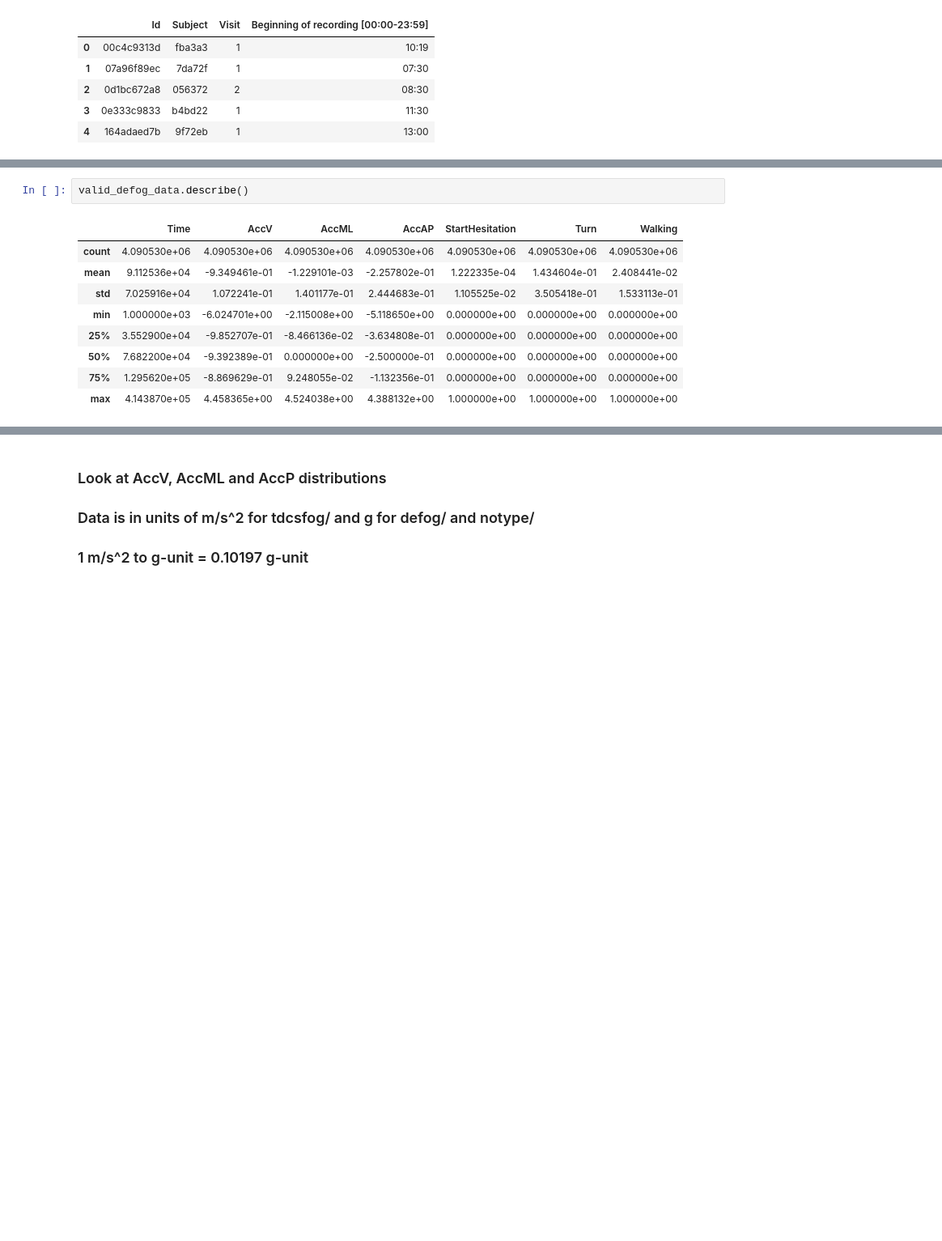
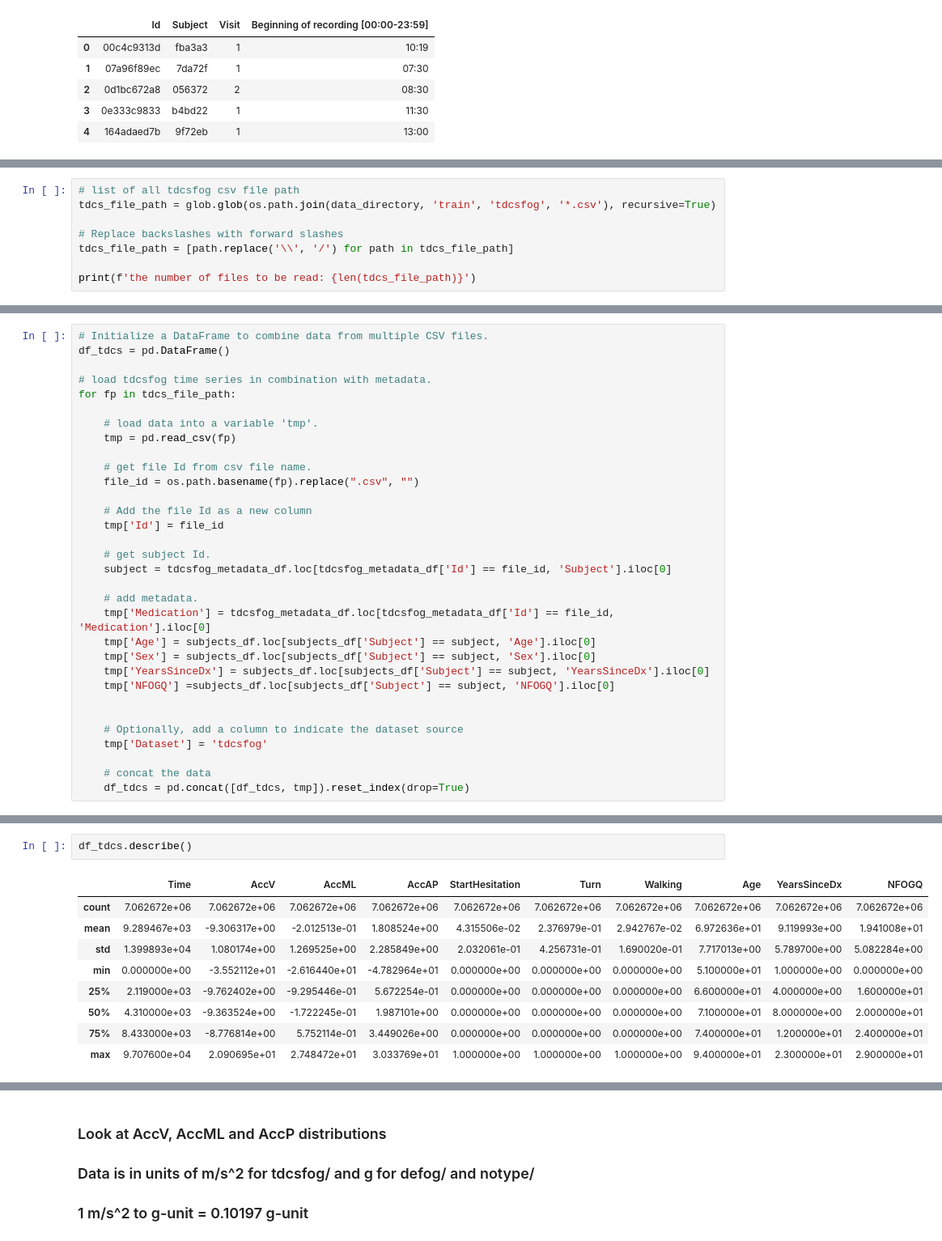
Before and after one commit to pariaighanian/Parkinson_Freezing_of_Gait_Prediction, a Jupyter notebook: ML.ipynb, the cells around one changed output, grey strips where cells are left out. Shown at 81% size. Cells and saved outputs as stored; diff of their text form; blank space fills up the shorter version.

```diff
--- a/ML.ipynb
+++ b/ML.ipynb
@@ -130,0 +130,8 @@ valid_defog_data.head()
+# %%
+# list of all tdcsfog csv file path
+tdcs_file_path = glob.glob(os.path.join(data_directory, 'train', 'tdcsfog', '*.csv'), recursive=True)
+
+# Replace backslashes with forward slashes
+tdcs_file_path = [path.replace('\\', '/') for path in tdcs_file_path]
+
+print(f'the number of files to be read: {len(tdcs_file_path)}')
@@ -130,0 +140,32 @@ valid_defog_data.head()
+# %%
+# Initialize a DataFrame to combine data from multiple CSV files.
+df_tdcs = pd.DataFrame()
+
+# load tdcsfog time series in combination with metadata.
+for fp in tdcs_file_path:
+
+    # load data into a variable 'tmp'.
+    tmp = pd.read_csv(fp)
+
+    # get file Id from csv file name.
+    file_id = os.path.basename(fp).replace(".csv", "")
+
+    # Add the file Id as a new column
+    tmp['Id'] = file_id
+
+    # get subject Id.
+    subject = tdcsfog_metadata_df.loc[tdcsfog_metadata_df['Id'] == file_id, 'Subject'].iloc[0]
+
+    # add metadata.
+    tmp['Medication'] = tdcsfog_metadata_df.loc[tdcsfog_metadata_df['Id'] == file_id, 'Medication'].iloc[0]
+    tmp['Age'] = subjects_df.loc[subjects_df['Subject'] == subject, 'Age'].iloc[0]
+    tmp['Sex'] = subjects_df.loc[subjects_df['Subject'] == subject, 'Sex'].iloc[0]
+    tmp['YearsSinceDx'] = subjects_df.loc[subjects_df['Subject'] == subject, 'YearsSinceDx'].iloc[0]
+    tmp['NFOGQ'] =subjects_df.loc[subjects_df['Subject'] == subject, 'NFOGQ'].iloc[0]
+
+
+    # Optionally, add a column to indicate the dataset source
+    tmp['Dataset'] = 'tdcsfog'
+
+    # concat the data
+    df_tdcs = pd.concat([df_tdcs, tmp]).reset_index(drop=True)
@@ -131,12 +181,12 @@ valid_defog_data.head()
 # %%
-valid_defog_data.describe()
+df_tdcs.describe()
 # %% [output]
-|  | Time | AccV | AccML | AccAP | StartHesitation | Turn | Walking |
-| count | 4.090530e+06 | 4.090530e+06 | 4.090530e+06 | 4.090530e+06 | 4.090530e+06 | 4.090530e+06 | 4.090530e+06 |
-| mean | 9.112536e+04 | -9.349461e-01 | -1.229101e-03 | -2.257802e-01 | 1.222335e-04 | 1.434604e-01 | 2.408441e-02 |
-| std | 7.025916e+04 | 1.072241e-01 | 1.401177e-01 | 2.444683e-01 | 1.105525e-02 | 3.505418e-01 | 1.533113e-01 |
-| min | 1.000000e+03 | -6.024701e+00 | -2.115008e+00 | -5.118650e+00 | 0.000000e+00 | 0.000000e+00 | 0.000000e+00 |
-| 25% | 3.552900e+04 | -9.852707e-01 | -8.466136e-02 | -3.634808e-01 | 0.000000e+00 | 0.000000e+00 | 0.000000e+00 |
-| 50% | 7.682200e+04 | -9.392389e-01 | 0.000000e+00 | -2.500000e-01 | 0.000000e+00 | 0.000000e+00 | 0.000000e+00 |
-| 75% | 1.295620e+05 | -8.869629e-01 | 9.248055e-02 | -1.132356e-01 | 0.000000e+00 | 0.000000e+00 | 0.000000e+00 |
-| max | 4.143870e+05 | 4.458365e+00 | 4.524038e+00 | 4.388132e+00 | 1.000000e+00 | 1.000000e+00 | 1.000000e+00 |
+|  | Time | AccV | AccML | AccAP | StartHesitation | Turn | Walking | Age | YearsSinceDx | NFOGQ |
+| count | 7.062672e+06 | 7.062672e+06 | 7.062672e+06 | 7.062672e+06 | 7.062672e+06 | 7.062672e+06 | 7.062672e+06 | 7.062672e+06 | 7.062672e+06 | 7.062672e+06 |
+| mean | 9.289467e+03 | -9.306317e+00 | -2.012513e-01 | 1.808524e+00 | 4.315506e-02 | 2.376979e-01 | 2.942767e-02 | 6.972636e+01 | 9.119993e+00 | 1.941008e+01 |
+| std | 1.399893e+04 | 1.080174e+00 | 1.269525e+00 | 2.285849e+00 | 2.032061e-01 | 4.256731e-01 | 1.690020e-01 | 7.717013e+00 | 5.789700e+00 | 5.082284e+00 |
+| min | 0.000000e+00 | -3.552112e+01 | -2.616440e+01 | -4.782964e+01 | 0.000000e+00 | 0.000000e+00 | 0.000000e+00 | 5.100000e+01 | 1.000000e+00 | 0.000000e+00 |
+| 25% | 2.119000e+03 | -9.762402e+00 | -9.295446e-01 | 5.672254e-01 | 0.000000e+00 | 0.000000e+00 | 0.000000e+00 | 6.600000e+01 | 4.000000e+00 | 1.600000e+01 |
+| 50% | 4.310000e+03 | -9.363524e+00 | -1.722245e-01 | 1.987101e+00 | 0.000000e+00 | 0.000000e+00 | 0.000000e+00 | 7.100000e+01 | 8.000000e+00 | 2.000000e+01 |
+| 75% | 8.433000e+03 | -8.776814e+00 | 5.752114e-01 | 3.449026e+00 | 0.000000e+00 | 0.000000e+00 | 0.000000e+00 | 7.400000e+01 | 1.200000e+01 | 2.400000e+01 |
+| max | 9.707600e+04 | 2.090695e+01 | 2.748472e+01 | 3.033769e+01 | 1.000000e+00 | 1.000000e+00 | 1.000000e+00 | 9.400000e+01 | 2.300000e+01 | 2.900000e+01 |
```
Also changed, not shown: parts of 20 cells of this notebook.
